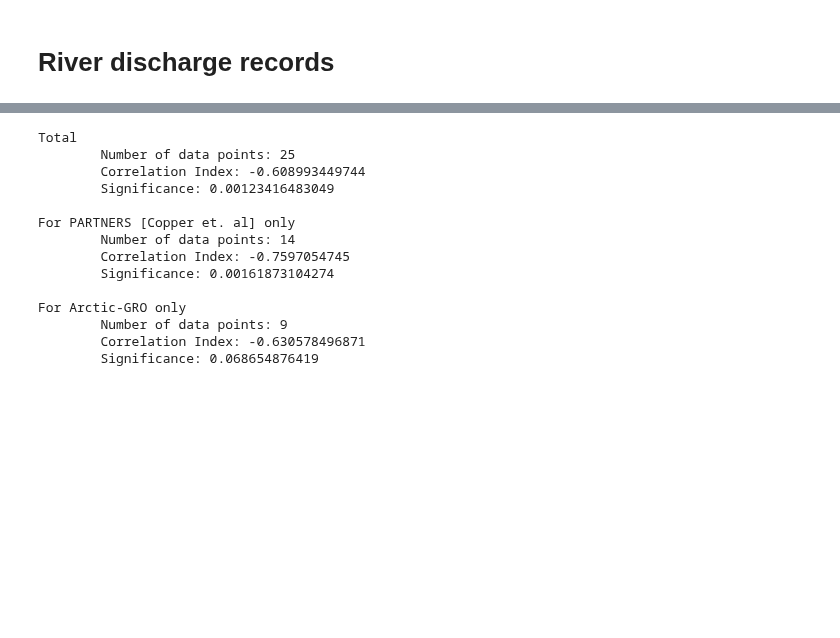
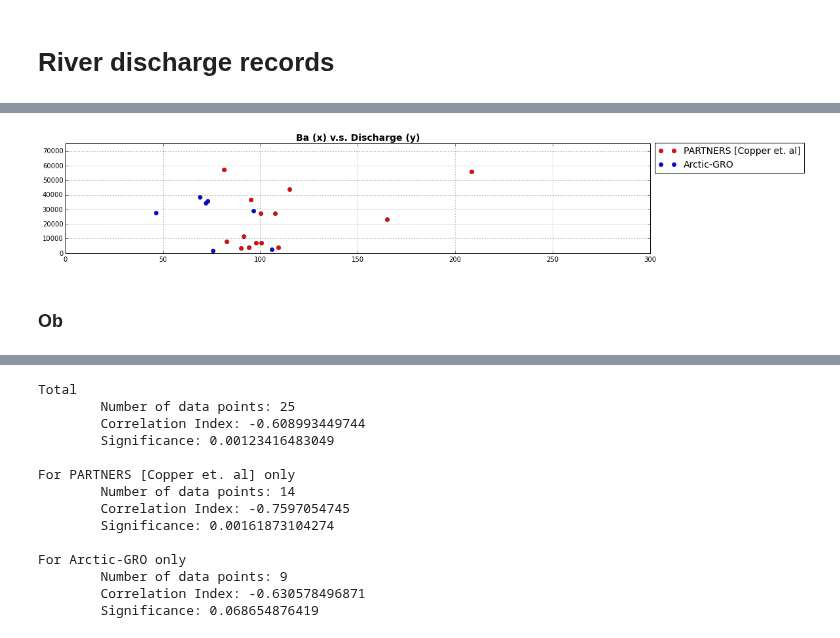
Before and after one commit to UBC-MOAD/analysis-kyle, a Jupyter notebook: notebooks/[River] Fluvial Barium & River Discharge Records.ipynb, the cells around one changed output, grey strips where cells are left out. Cells and saved outputs as stored; diff of their text form; code cells hidden in the pictures; blank space fills up the shorter version.

```diff
--- a/notebooks/[River] Fluvial Barium & River Discharge Records.ipynb
+++ b/notebooks/[River] Fluvial Barium & River Discharge Records.ipynb
@@ -615,0 +575,24 @@ plt.grid()
+# %%
+discharge_name=glob.glob('_data/Samples/River Discharge/RussiaRivers/*Lena*.mat')
+print("found file: \n{}".format(discharge_name))
+Le_discharge_obj=scipy.io.loadmat(discharge_name[0])
+
+discharge_name=glob.glob('_data/Samples/River Discharge/RussiaRivers/*Ob*.mat')
+print("found file: \n{}".format(discharge_name))
+Ob_discharge_obj=scipy.io.loadmat(discharge_name[0])
+
+discharge_name=glob.glob('_data/Samples/River Discharge/RussiaRivers/*Yenisey*.mat')
+print("found file: \n{}".format(discharge_name))
+Ye_discharge_obj=scipy.io.loadmat(discharge_name[0])
+
+discharge_name=glob.glob('_data/Samples/River Discharge/RussiaRivers/*Kolyma*.mat')
+print("found file: \n{}".format(discharge_name))
+Ko_discharge_obj=scipy.io.loadmat(discharge_name[0])
+
+discharge_name=glob.glob('_data/Samples/River Discharge/Mackenzie/*Mackenzie*.mat')
+print("found file: \n{}".format(discharge_name))
+Ma_discharge_obj=scipy.io.loadmat(discharge_name[0])
+
+discharge_name=glob.glob('_data/Samples/River Discharge/Yukon/*Yukon*.mat')
+print("found file: \n{}".format(discharge_name))
+Yu_discharge_obj=scipy.io.loadmat(discharge_name[0])
@@ -615,0 +733,18 @@ plt.grid()
+# %%
+fig=plt.figure(figsize=(16, 3))
+ax=plt.gca()
+# PARTNERS
+plt.plot(Lena_Ba.flat[0:14], Lena_discharge.flat[0:14], 'ro', label='PARTNERS [Copper et. al]')
+# AGRO
+plt.plot(Lena_Ba.flat[15:-1], Lena_discharge.flat[15:-1], 'bo', label='Arctic-GRO')
+# legend
+plt.legend(fontsize=14, loc='upper left', bbox_to_anchor=(1, 1.05))
+
+ax.set_xlim(0, 300)
+ax.set_ylim(0, 75000)
+ax.set_title('Ba (x) v.s. Discharge (y)', fontsize=14, fontweight='bold')
+plt.grid()
+# %% [output]
+[figure, added]
+# %% [markdown]
+### Ob
```
Also changed, not shown: parts of 52 cells of this notebook.
